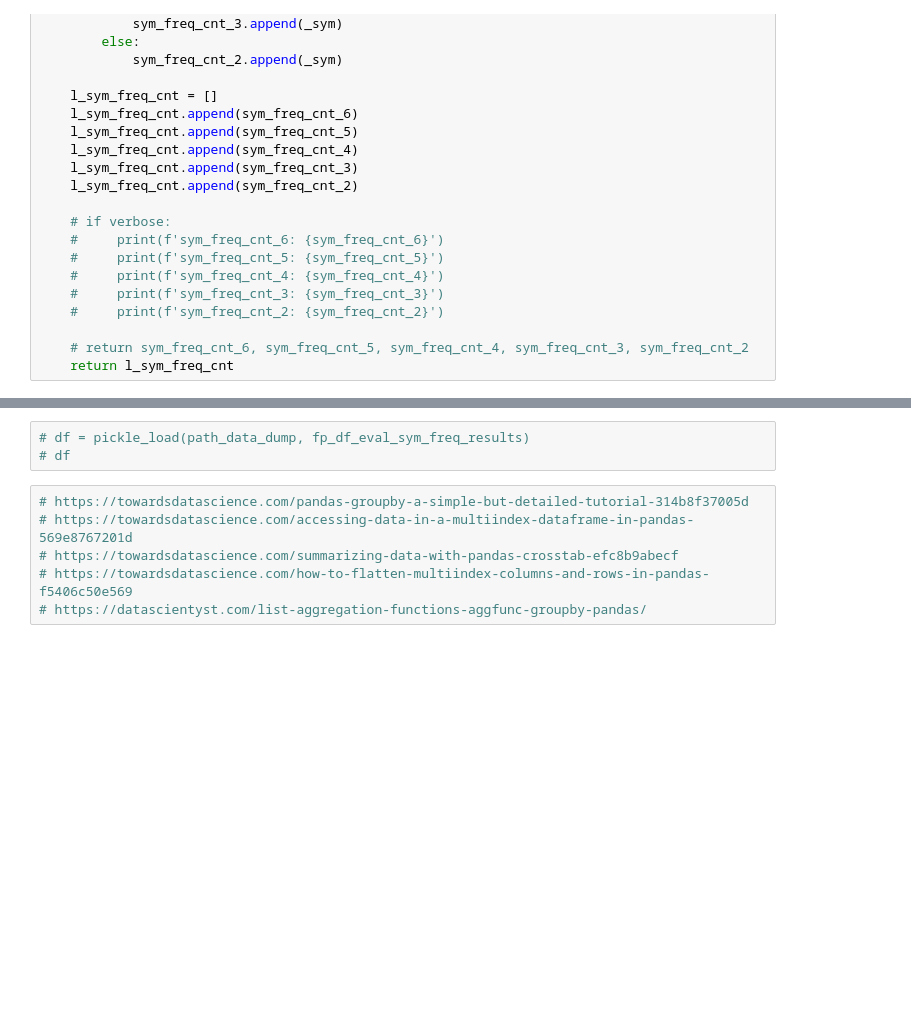
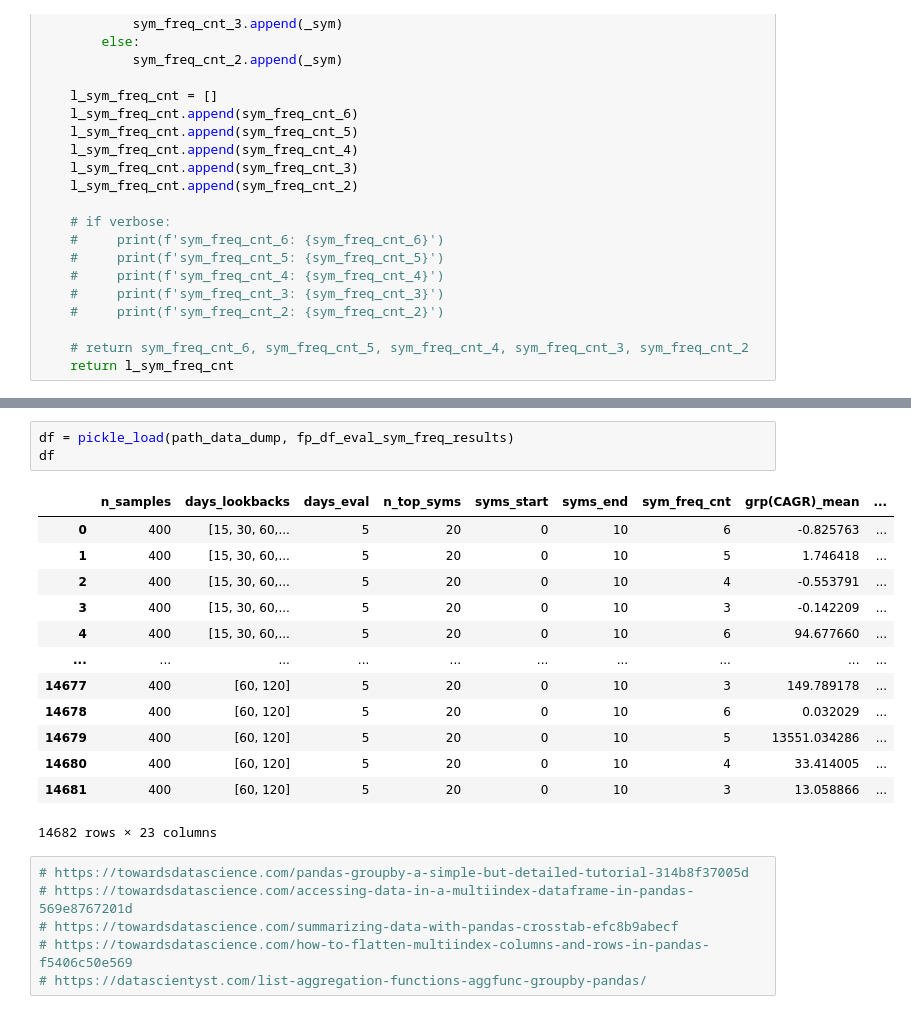
Before and after one commit to pympk/py379, a Jupyter notebook: yf_7_freq_cnt.ipynb, the cells around one changed output, grey strips where cells are left out. Cells and saved outputs as stored; diff of their text form; blank space fills up the shorter version.

```diff
--- a/yf_7_freq_cnt.ipynb
+++ b/yf_7_freq_cnt.ipynb
@@ -389,6 +569,20 @@ pickle_dump(df_eval_sym_freq_results, path_data_dump, fp_df_eval_sym_freq_result
 # %%
-# df = pickle_load(path_data_dump, fp_df_eval_sym_freq_results)
-# df
+df = pickle_load(path_data_dump, fp_df_eval_sym_freq_results)
+df
+# %% [output]
+|  | n_samples | days_lookbacks | days_eval | n_top_syms | syms_start | syms_end | sym_freq_cnt | grp(CAGR)_mean | ... |
+| 0 | 400 | [15, 30, 60,... | 5 | 20 | 0 | 10 | 6 | -0.825763 | ... |
+| 1 | 400 | [15, 30, 60,... | 5 | 20 | 0 | 10 | 5 | 1.746418 | ... |
+| 2 | 400 | [15, 30, 60,... | 5 | 20 | 0 | 10 | 4 | -0.553791 | ... |
+| 3 | 400 | [15, 30, 60,... | 5 | 20 | 0 | 10 | 3 | -0.142209 | ... |
+| 4 | 400 | [15, 30, 60,... | 5 | 20 | 0 | 10 | 6 | 94.677660 | ... |
+| ... | ... | ... | ... | ... | ... | ... | ... | ... | ... |
+| 14677 | 400 | [60, 120] | 5 | 20 | 0 | 10 | 3 | 149.789178 | ... |
+| 14678 | 400 | [60, 120] | 5 | 20 | 0 | 10 | 6 | 0.032029 | ... |
+| 14679 | 400 | [60, 120] | 5 | 20 | 0 | 10 | 5 | 13551.034286 | ... |
+| 14680 | 400 | [60, 120] | 5 | 20 | 0 | 10 | 4 | 33.414005 | ... |
+| 14681 | 400 | [60, 120] | 5 | 20 | 0 | 10 | 3 | 13.058866 | ... |
+14682 rows × 23 columns
 # %%
 # https://towardsdatascience.com/pandas-groupby-a-simple-but-detailed-tutorial-314b8f37005d
 # https://towardsdatascience.com/accessing-data-in-a-multiindex-dataframe-in-pandas-569e8767201d
```
Also changed, not shown: parts of 15 cells of this notebook, 9 other files.
